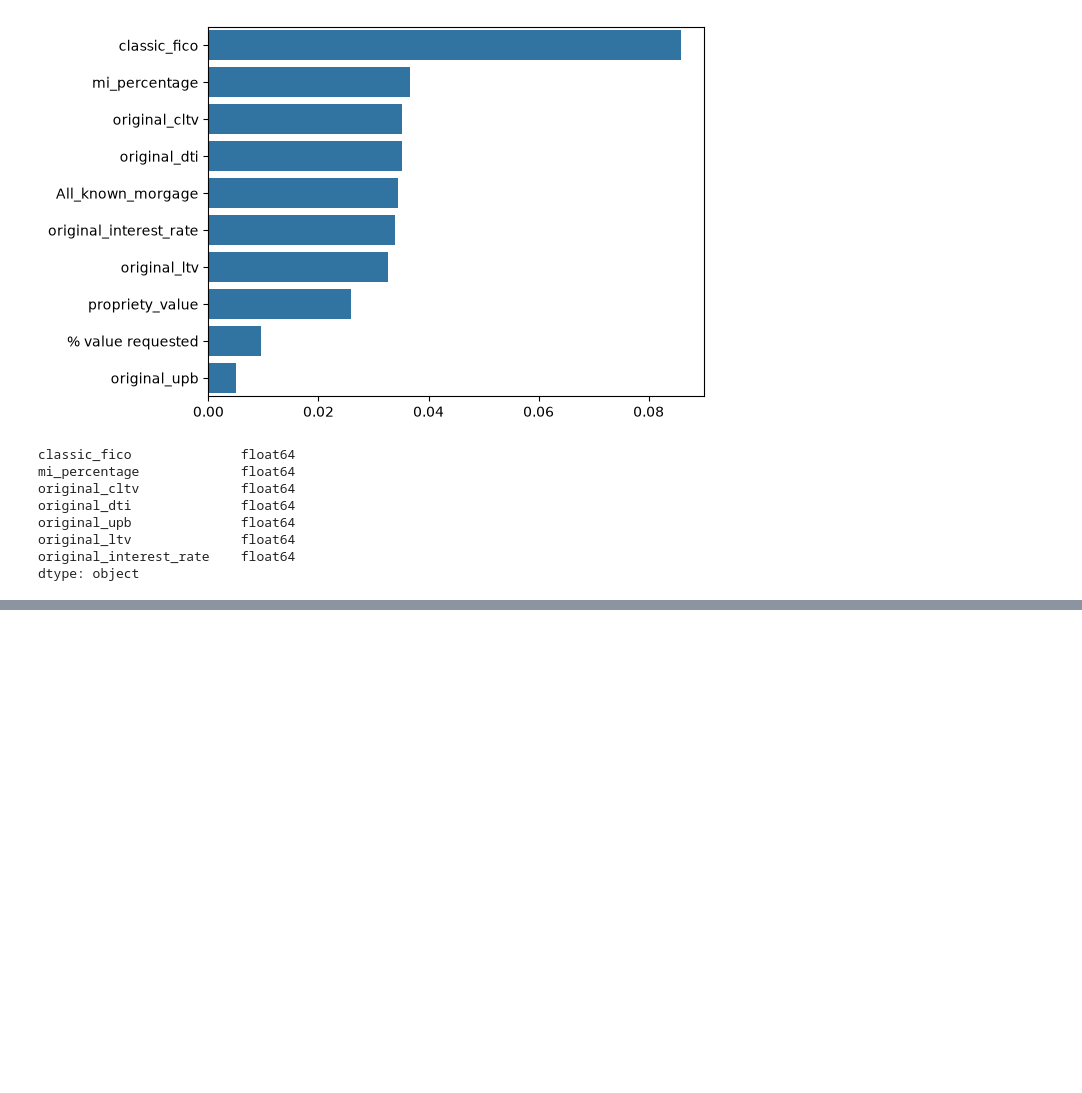
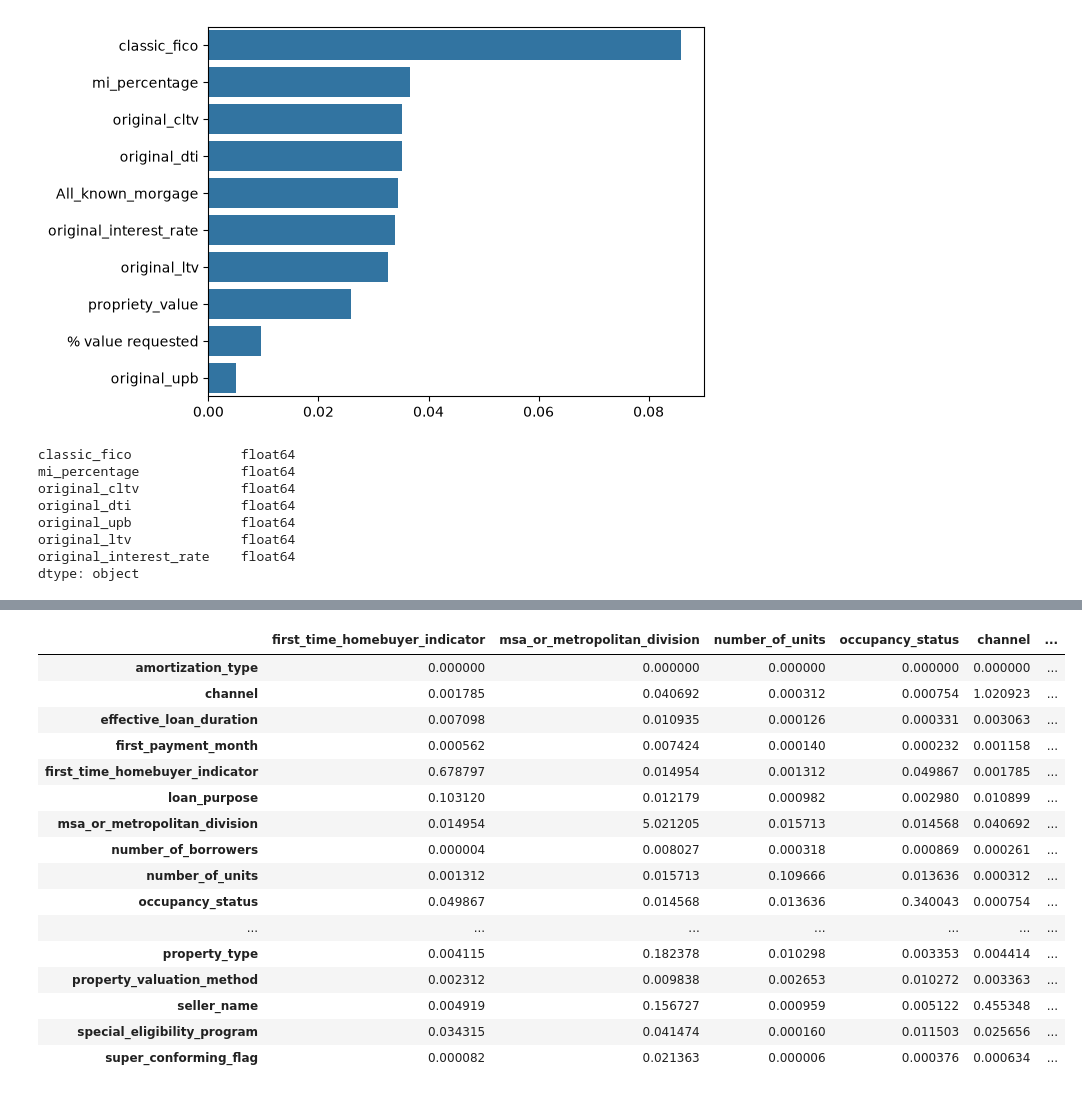
Before and after one commit to luke235422/Freddie-Mac-ML-progect, a Jupyter notebook: model_1.ipynb, the cells around one changed output, grey strips where cells are left out. Cells and saved outputs as stored; diff of their text form; code cells hidden in the pictures; blank space fills up the shorter version.

```diff
--- a/model_1.ipynb
+++ b/model_1.ipynb
@@ -556,0 +571,31 @@ dtype: object
+# %%
+
+
+'''
+df_mi={}
+for col in categorical_columns:
+    def get_mi(column):
+        return mutual_info_score(column,model_df_eda[col])
+    mi = model_df_eda[categorical_columns].apply(get_mi).sort_values(ascending=False)
+    df_mi[col]=mi
+df_mi = pd.DataFrame(df_mi)
+df_mi
+'''
+# %% [output]
+|  | first_time_homebuyer_indicator | msa_or_metropolitan_division | number_of_units | occupancy_status | channel | ... |
+| amortization_type | 0.000000 | 0.000000 | 0.000000 | 0.000000 | 0.000000 | ... |
+| channel | 0.001785 | 0.040692 | 0.000312 | 0.000754 | 1.020923 | ... |
+| effective_loan_duration | 0.007098 | 0.010935 | 0.000126 | 0.000331 | 0.003063 | ... |
+| first_payment_month | 0.000562 | 0.007424 | 0.000140 | 0.000232 | 0.001158 | ... |
+| first_time_homebuyer_indicator | 0.678797 | 0.014954 | 0.001312 | 0.049867 | 0.001785 | ... |
+| loan_purpose | 0.103120 | 0.012179 | 0.000982 | 0.002980 | 0.010899 | ... |
+| msa_or_metropolitan_division | 0.014954 | 5.021205 | 0.015713 | 0.014568 | 0.040692 | ... |
+| number_of_borrowers | 0.000004 | 0.008027 | 0.000318 | 0.000869 | 0.000261 | ... |
+| number_of_units | 0.001312 | 0.015713 | 0.109666 | 0.013636 | 0.000312 | ... |
+| occupancy_status | 0.049867 | 0.014568 | 0.013636 | 0.340043 | 0.000754 | ... |
+| ... | ... | ... | ... | ... | ... | ... |
+| property_type | 0.004115 | 0.182378 | 0.010298 | 0.003353 | 0.004414 | ... |
+| property_valuation_method | 0.002312 | 0.009838 | 0.002653 | 0.010272 | 0.003363 | ... |
+| seller_name | 0.004919 | 0.156727 | 0.000959 | 0.005122 | 0.455348 | ... |
+| special_eligibility_program | 0.034315 | 0.041474 | 0.000160 | 0.011503 | 0.025656 | ... |
+| super_conforming_flag | 0.000082 | 0.021363 | 0.000006 | 0.000376 | 0.000634 | ... |
```
Also changed, not shown: parts of 7 cells of this notebook.
